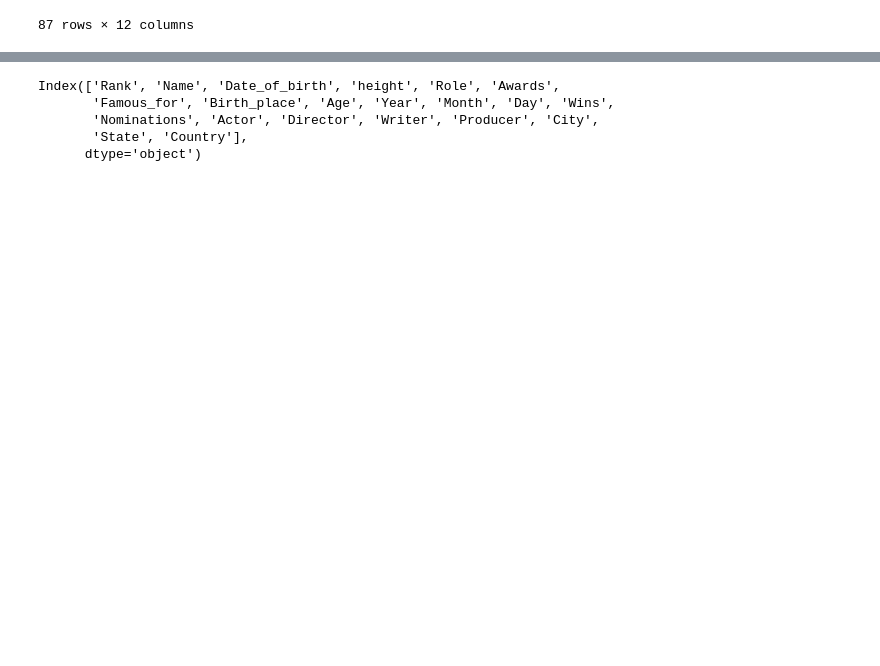
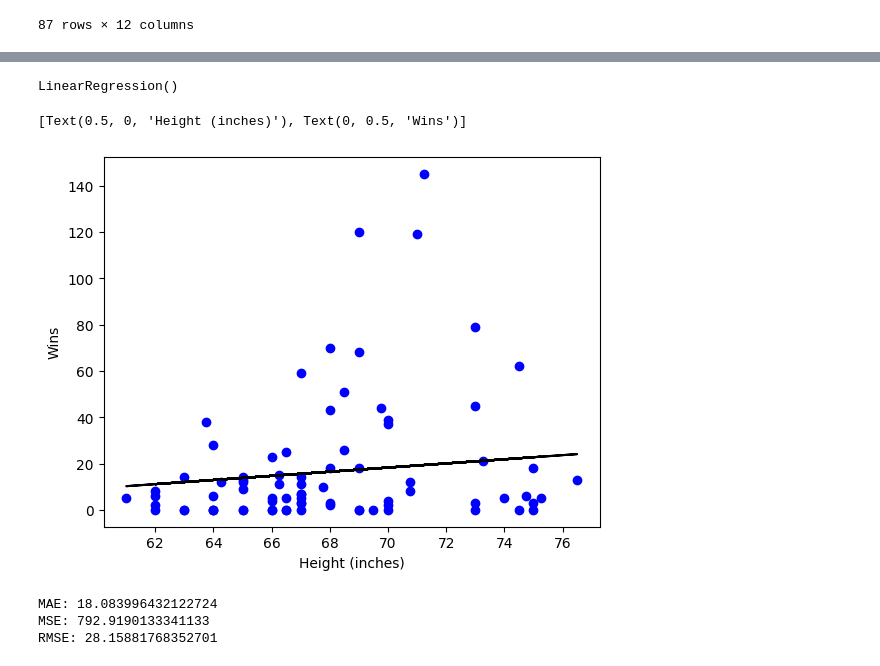
Before and after one commit to mmartin46/Data_Science_Research, a Jupyter notebook: CelebTextMining.ipynb, the cells around one changed output, grey strips where cells are left out. Drawn from its saved outputs; the diff is of its cells as text; code cells hidden in the pictures; blank space fills up the shorter version.

```diff
--- a/CelebTextMining.ipynb
+++ b/CelebTextMining.ipynb
@@ -154,8 +170,47 @@ df
-# %%
-df.columns
-# %% [output]
-Index(['Rank', 'Name', 'Date_of_birth', 'height', 'Role', 'Awards',
-       'Famous_for', 'Birth_place', 'Age', 'Year', 'Month', 'Day', 'Wins',
-       'Nominations', 'Actor', 'Director', 'Writer', 'Producer', 'City',
-       'State', 'Country'],
-      dtype='object')
+# %%
+df["First_name"] = df["Name"].str.extract(r'^(\w+)')
+df["Middle_name"] = df["Name"].str.replace(r'^\w+\s+|\s+\w+$', '')
+df["Last_name"] = df["Name"].str.extract(r'(\w+)$')
+# %%
+X = np.array(df['height'])
+y = np.array(df['Wins'])
+
+X = X.reshape(-1, 1)
+y = y.reshape(-1, 1)
+
+X_train, X_test, y_train, y_test = train_test_split(X, y, test_size=0.9, random_state=997)
+# %%
+lr = LinearRegression()
+lr.fit(X_train, y_train)
+# %% [output]
+LinearRegression()
+# %%
+y_pred = lr.predict(X_test)
+# %%
+fig, ax = plt.subplots()
+
+ax.scatter(X_test, y_test, color='b')
+ax.plot(X_test, y_pred, color='k')
+ax.set(
+    xlabel='Height (inches)',
+    ylabel='Wins'
+)
+# %% [output]
+[Text(0.5, 0, 'Height (inches)'), Text(0, 0.5, 'Wins')]
+[figure, added]
+# %%
+from sklearn.metrics import mean_absolute_error, mean_squared_error
+
+mae = mean_absolute_error(y_true=y_test,
+                          y_pred=y_pred)
+mse = mean_squared_error(y_true=y_test,
+                          y_pred=y_pred)
+rmse = mean_squared_error(y_true=y_test,
+                          y_pred=y_pred, squared=False)
+print("MAE:", mae)
+print("MSE:", mse)
+print("RMSE:", rmse)
+# %% [output]
+MAE: 18.083996432122724
+MSE: 792.9190133341133
+RMSE: 28.15881768352701
```
Also changed, not shown: parts of 5 cells of this notebook.
